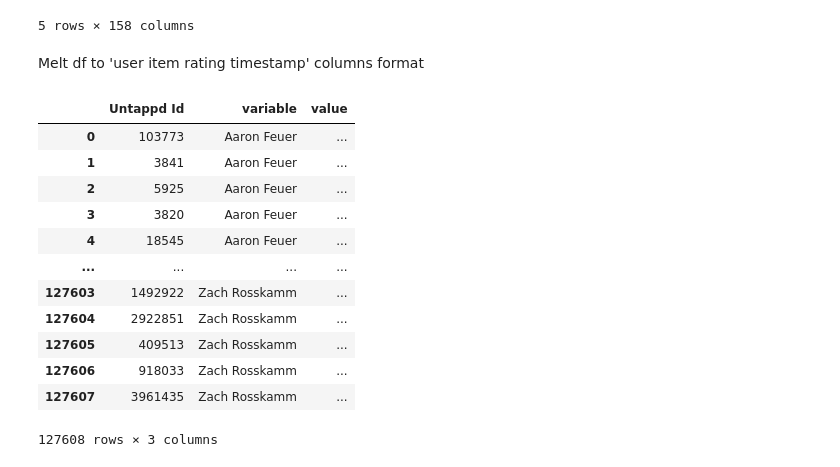
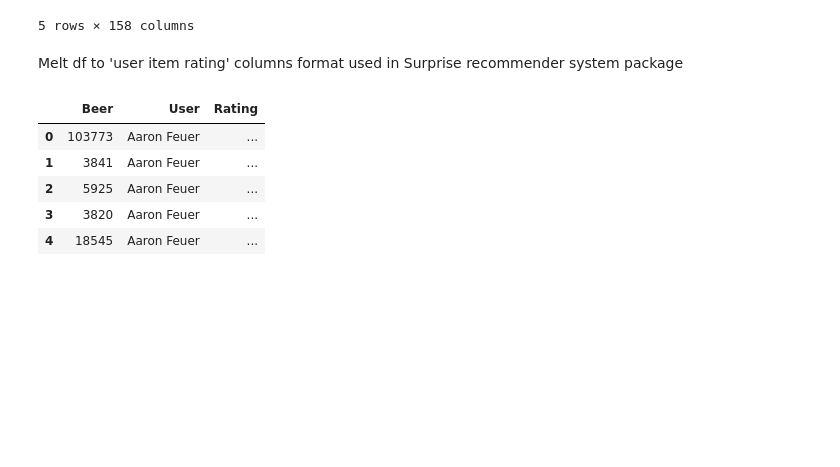
Before and after one commit to blantj/beer_tasting_recommender_system, a Jupyter notebook: Modeling.ipynb, the cells around one changed output. Cells and saved outputs as stored; diff of their text form; code cells hidden in the pictures; blank space fills up the shorter version.

```diff
--- a/Modeling.ipynb
+++ b/Modeling.ipynb
@@ -120,21 +93,16 @@ df.head()
 | 4 | ... | ... | ... | ... | ... | ... | ... | ... |
 5 rows × 158 columns
 # %% [markdown]
-Melt df to 'user item rating timestamp' columns format
+Melt df to 'user item rating' columns format used in Surprise recommender system package
 # %%
 value_vars = list(df.iloc[:, :-2])
-df.melt(id_vars=['Untappd Id'], value_vars=value_vars)
+reco_df = df.melt(id_vars=['Untappd Id'], value_vars=value_vars)
+reco_df.columns = ['Beer', 'User', 'Rating']
+reco_df.head()
 # %% [output]
-|  | Untappd Id | variable | value |
+|  | Beer | User | Rating |
 | 0 | 103773 | Aaron Feuer | ... |
 | 1 | 3841 | Aaron Feuer | ... |
 | 2 | 5925 | Aaron Feuer | ... |
 | 3 | 3820 | Aaron Feuer | ... |
 | 4 | 18545 | Aaron Feuer | ... |
-| ... | ... | ... | ... |
-| 127603 | 1492922 | Zach Rosskamm | ... |
-| 127604 | 2922851 | Zach Rosskamm | ... |
-| 127605 | 409513 | Zach Rosskamm | ... |
-| 127606 | 918033 | Zach Rosskamm | ... |
-| 127607 | 3961435 | Zach Rosskamm | ... |
-127608 rows × 3 columns
```
Also changed, not shown: parts of 19 cells of this notebook, 1 other file.
